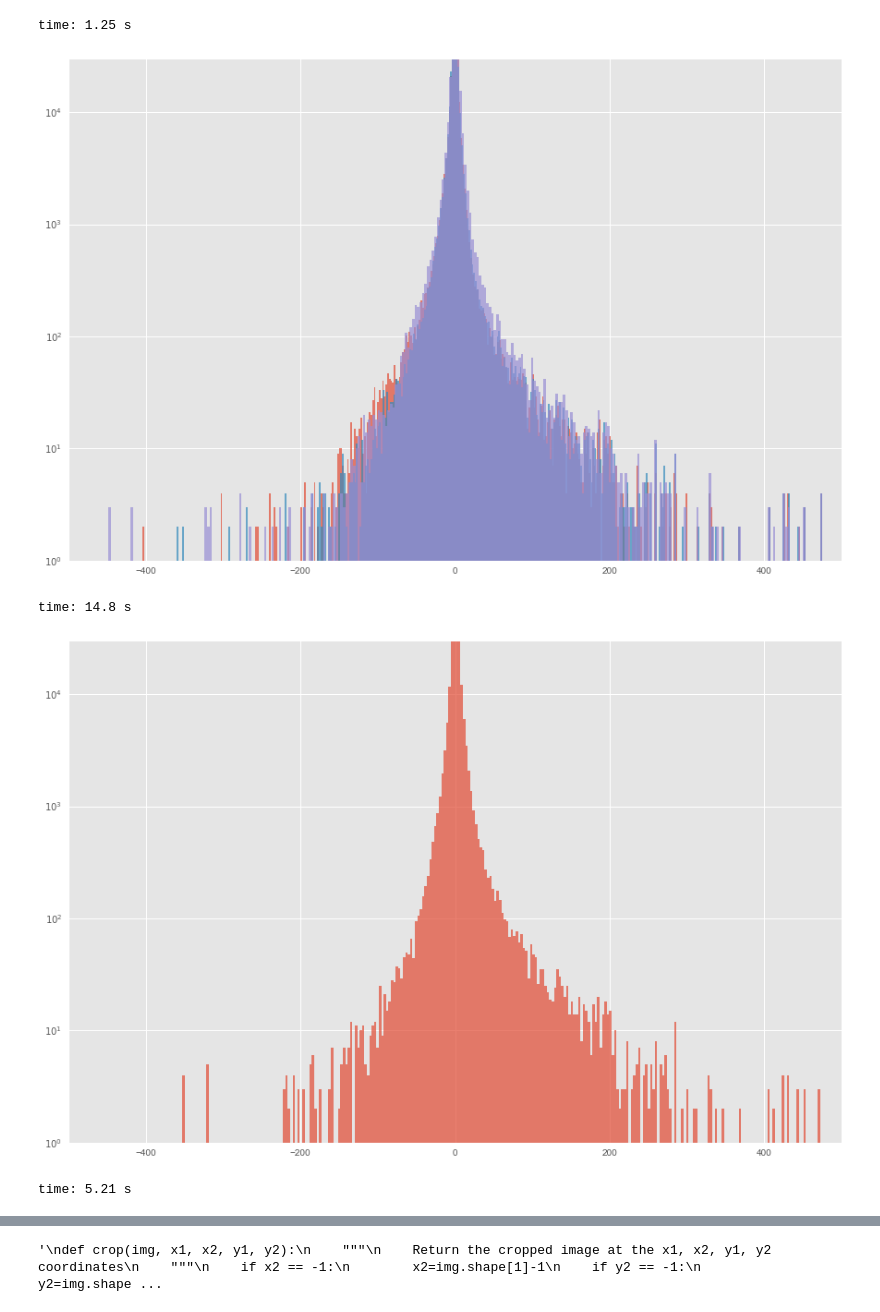
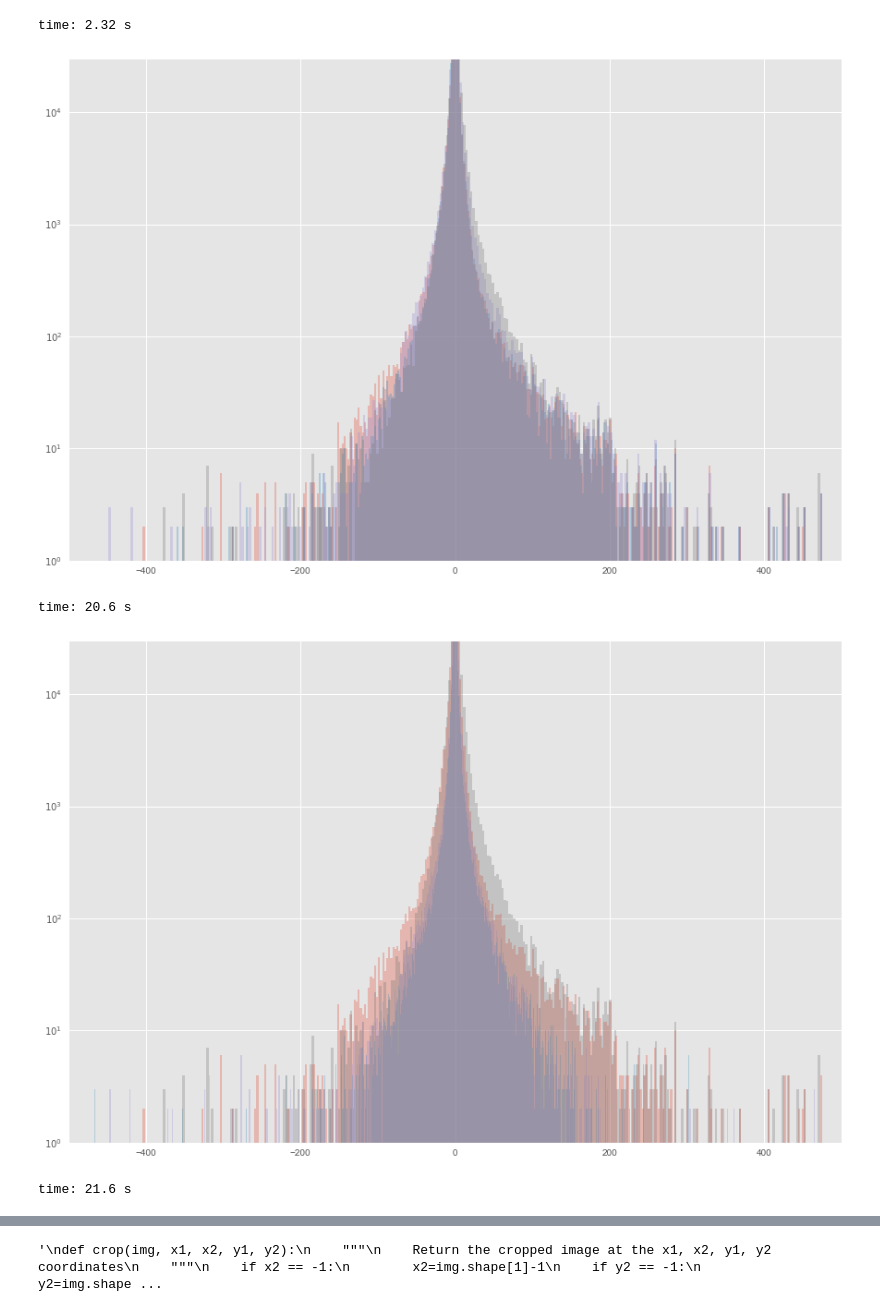
Before and after one commit to hayashiyus/nighttime_light_intensity_analytics, a Jupyter notebook: ipynb/nighttime_light_intensity_analysis.ipynb, the cells around one changed output, grey strips where cells are left out. Saved outputs shown, nothing was run; the diff lists cells and outputs as text; code cells hidden in the pictures.

```diff
--- a/ipynb/nighttime_light_intensity_analysis.ipynb
+++ b/ipynb/nighttime_light_intensity_analysis.ipynb
@@ -127,17 +284,19 @@ time: 4.79 s
 # %%
-path2016 = "/Users/hayashiyus/Documents/R/imagery_key/japan_islands/small_16000-6800-5500-4200_VIIRS-2016-04.tif"
+path2016 = "/Users/hayashiyus/Documents/R/imagery_key/japan_islands/japan_islands_2016-04.tif"
 img2016 = read_img(path2016)
-path2015 = "/Users/hayashiyus/Documents/R/imagery_key/japan_islands/small_16000-6800-5500-4200_VIIRS-2015-04.tif"
+path2015 = "/Users/hayashiyus/Documents/R/imagery_key/japan_islands/japan_islands_2015-04.tif"
 img2015 = read_img(path2015)
-path2014 = "/Users/hayashiyus/Documents/R/imagery_key/japan_islands/small_16000-6800-5500-4200_VIIRS-2014-04.tif"
+path2014 = "/Users/hayashiyus/Documents/R/imagery_key/japan_islands/japan_islands_2014-04.tif"
 img2014 = read_img(path2014)
-path2013 = "/Users/hayashiyus/Documents/R/imagery_key/japan_islands/small_16000-6800-5500-4200_VIIRS-2013-04.tif"
+path2013 = "/Users/hayashiyus/Documents/R/imagery_key/japan_islands/japan_islands_2013-04.tif"
 img2013 = read_img(path2013)
-path2012 = "/Users/hayashiyus/Documents/R/imagery_key/japan_islands/small_16000-6800-5500-4200_VIIRS-2012-04.tif"
+path2012 = "/Users/hayashiyus/Documents/R/imagery_key/japan_islands/japan_islands_2012-04.tif"
 img2012 = read_img(path2012)
 
-path2016_kanto = "/Users/hayashiyus/Documents/R/imagery_key/kanto_region/small_18700-9100-800-600_VIIRS-2016-04.tif"
+path2016_kanto = "/Users/hayashiyus/Documents/R/imagery_key/kanto_region/kanto_region_2016-04.tif"
 img2016_kanto = read_img(path2016_kanto)
+path2015_kanto = "/Users/hayashiyus/Documents/R/imagery_key/kanto_region/kanto_region_2015-04.tif"
+img2015_kanto = read_img(path2015_kanto)
 
 #making light intensity data
 img1615 = img2016 - img2015
@@ -145,38 +304,50 @@ img1614 = img2016 - img2014
 img1613 = img2016 - img2013
 img1612 = img2016 - img2012
 
+img1514 = img2015 - img2014
+img1413 = img2014 - img2013
+img1312 = img2013 - img2012
+
 #formatting light intensity data
 arr_diff1615 = img1615.reshape((1,img1615.size))
 arr_diff1614 = img1614.reshape((1,img1614.size))
 arr_diff1613 = img1613.reshape((1,img1613.size))
 arr_diff1612 = img1612.reshape((1,img1612.size))
+
+arr_diff1514 = img1514.reshape((1,img1514.size))
+arr_diff1413 = img1413.reshape((1,img1413.size))
+arr_diff1312 = img1312.reshape((1,img1312.size))
 # %% [output]
-time: 1.25 s
+time: 2.32 s
 # %%
 plt.figure(figsize = (15,10))
 
 with plt.style.context(('ggplot')):
-    plt.hist(arr_diff1615[0], bins=2000, log = True, alpha=0.7)
-    plt.hist(arr_diff1614[0], bins=2000, log = True, alpha=0.7)
-    plt.hist(arr_diff1613[0], bins=2000, log = True, alpha=0.7)
+    plt.hist(arr_diff1615[0], bins=2000, log = True, alpha=0.3)
+    plt.hist(arr_diff1614[0], bins=2000, log = True, alpha=0.3)
+    plt.hist(arr_diff1613[0], bins=2000, log = True, alpha=0.3)
+    plt.hist(arr_diff1612[0], bins=2000, log = True, alpha=0.3)
 
 #plt.xscale('log')
 plt.xlim(-500,500)
 plt.ylim(0,30000)
 plt.show()
 # %% [output]
-[figure, old version]
+[figure, new version]
-time: 14.8 s
+time: 20.6 s
 # %%
 plt.figure(figsize = (15,10))
 
 with plt.style.context(('ggplot')):
-    plt.hist(arr_diff1612[0], bins=2000, log = True, alpha=0.7)
+    plt.hist(arr_diff1615[0], bins=2000, log = True, alpha=0.3)
+    plt.hist(arr_diff1514[0], bins=2000, log = True, alpha=0.3)
+    plt.hist(arr_diff1413[0], bins=2000, log = True, alpha=0.3)
+    plt.hist(arr_diff1612[0], bins=2000, log = True, alpha=0.3)
 
 #plt.xscale('log')
 plt.xlim(-500,500)
 plt.ylim(0,30000)
 plt.show()
 # %% [output]
-[figure, old version]
+[figure, new version]
-time: 5.21 s
+time: 21.6 s
```
Also changed, not shown: parts of 37 cells of this notebook.
